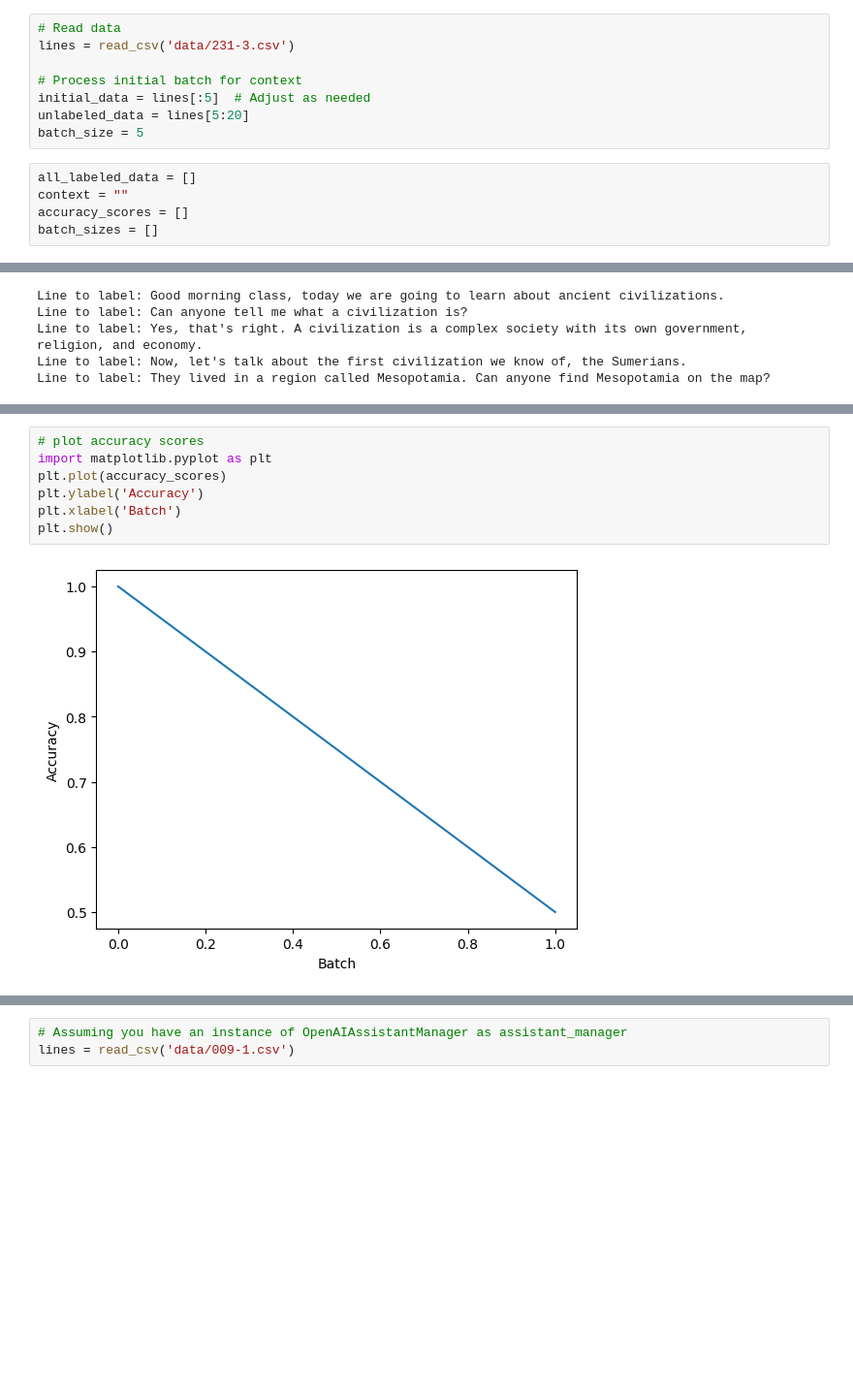
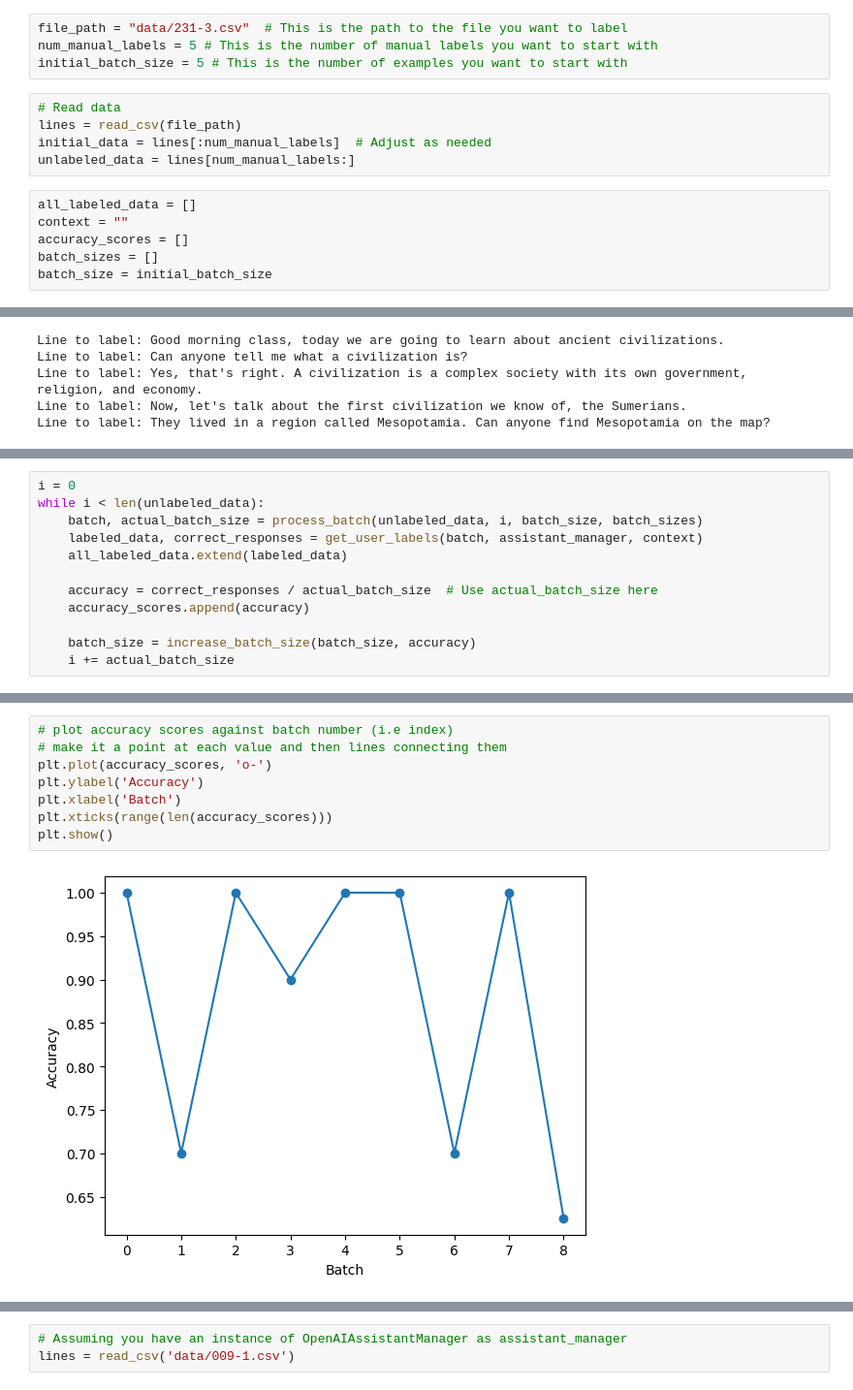
Before and after one commit to isabelarvelo/team-hummingbird, a Jupyter notebook: itl-labeling.ipynb, the cells around one changed output, grey strips where cells are left out. Shown: that part at 97% size. Drawn from its saved outputs; the diff is of its cells as text; blank space fills up the shorter version.

Commit message:
first pass itl labeling nb completed

```diff
--- a/itl-labeling.ipynb
+++ b/itl-labeling.ipynb
@@ -149,13 +59,15 @@ def increase_batch_size(batch_size, accuracy):
+# %%
+file_path = "data/231-3.csv"  # This is the path to the file you want to label
+num_manual_labels = 5 # This is the number of manual labels you want to start with
+initial_batch_size = 5 # This is the number of examples you want to start with
 # %%
 # Read data
-lines = read_csv('data/231-3.csv')
-
-# Process initial batch for context
-initial_data = lines[:5]  # Adjust as needed
-unlabeled_data = lines[5:20]
-batch_size = 5
+lines = read_csv(file_path)
+initial_data = lines[:num_manual_labels]  # Adjust as needed
+unlabeled_data = lines[num_manual_labels:]
 # %%
 all_labeled_data = []
 context = ""
 accuracy_scores = []
 batch_sizes = []
+batch_size = initial_batch_size
@@ -231,0 +104,12 @@ Accuracy: 0.5
+# %%
+i = 0
+while i < len(unlabeled_data):
+    batch, actual_batch_size = process_batch(unlabeled_data, i, batch_size, batch_sizes)
+    labeled_data, correct_responses = get_user_labels(batch, assistant_manager, context)
+    all_labeled_data.extend(labeled_data)
+
+    accuracy = correct_responses / actual_batch_size  # Use actual_batch_size here
+    accuracy_scores.append(accuracy)
+
+    batch_size = increase_batch_size(batch_size, accuracy)
+    i += actual_batch_size
@@ -236,9 +148,10 @@ accuracy_scores
 # %%
-# plot accuracy scores
-import matplotlib.pyplot as plt
-plt.plot(accuracy_scores)
+# plot accuracy scores against batch number (i.e index)
+# make it a point at each value and then lines connecting them
+plt.plot(accuracy_scores, 'o-')
 plt.ylabel('Accuracy')
 plt.xlabel('Batch')
+plt.xticks(range(len(accuracy_scores)))
 plt.show()
 # %% [output]
-[figure, old version]
+[figure, new version]
```
Also changed, not shown: parts of 64 cells of this notebook, 3 other files.
